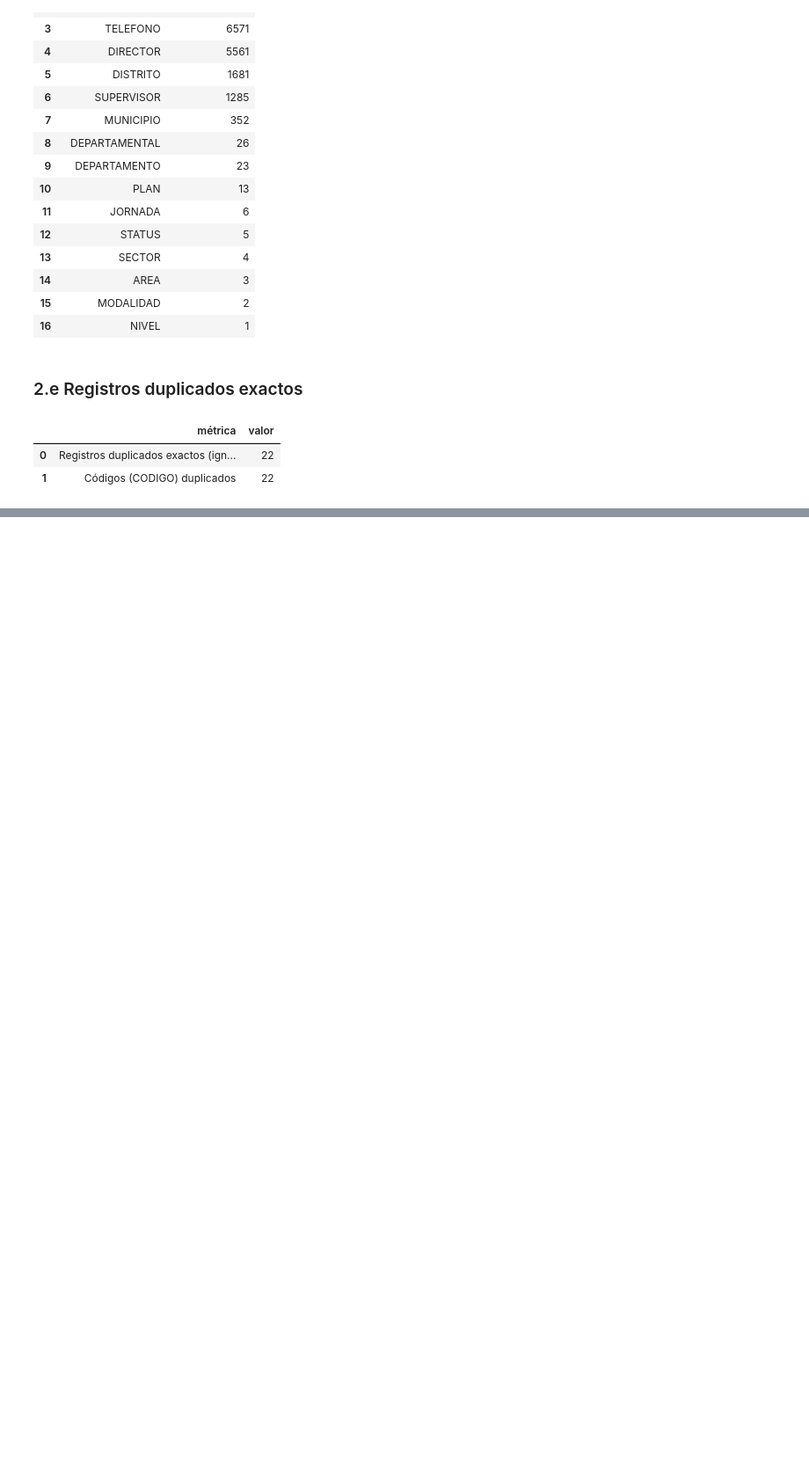
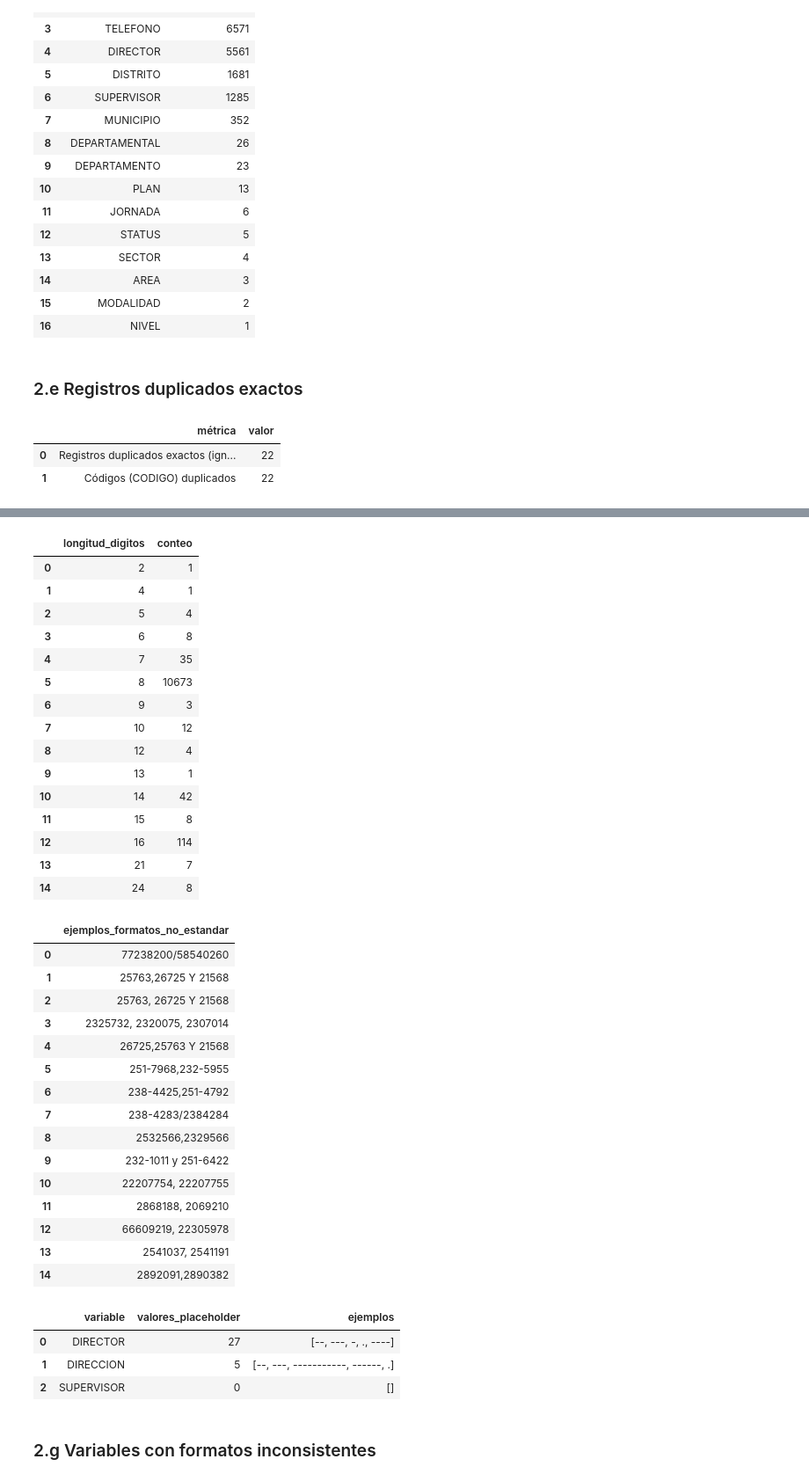
Before and after one commit to Dulce2004/CC3084-Proyecto1, a Jupyter notebook: notebooks/01_diagnostico_inicial.ipynb, the cells around one changed output, grey strips where cells are left out. Shown at 88% size. Saved outputs shown, nothing was run; the diff lists cells and outputs as text; code cells hidden in the pictures; blank space fills up the shorter version.

```diff
--- a/notebooks/01_diagnostico_inicial.ipynb
+++ b/notebooks/01_diagnostico_inicial.ipynb
@@ -211,0 +309,59 @@ display(tabla_duplicados)
+# %%
+tel = datos["TELEFONO"].dropna()
+solo_digitos = tel.apply(lambda x: re.sub(r"[^0-9]", "", x))
+tabla_longitudes_tel = solo_digitos.apply(len).value_counts().sort_index().reset_index()
+tabla_longitudes_tel.columns = ["longitud_digitos", "conteo"]
+display(tabla_longitudes_tel)
+ejemplos_tel = pd.DataFrame({"ejemplos_formatos_no_estandar": tel[tel.str.contains(r"[^0-9\-\s]", regex=True, na=False)].unique()[:15]})
+display(ejemplos_tel)
+# %% [output]
+|  | longitud_digitos | conteo |
+| 0 | 2 | 1 |
+| 1 | 4 | 1 |
+| 2 | 5 | 4 |
+| 3 | 6 | 8 |
+| 4 | 7 | 35 |
+| 5 | 8 | 10673 |
+| 6 | 9 | 3 |
+| 7 | 10 | 12 |
+| 8 | 12 | 4 |
+| 9 | 13 | 1 |
+| 10 | 14 | 42 |
+| 11 | 15 | 8 |
+| 12 | 16 | 114 |
+| 13 | 21 | 7 |
+| 14 | 24 | 8 |
+|  | ejemplos_formatos_no_estandar |
+| 0 | 77238200/58540260 |
+| 1 | 25763,26725 Y 21568 |
+| 2 | 25763, 26725 Y 21568 |
+| 3 | 2325732, 2320075, 2307014 |
+| 4 | 26725,25763 Y 21568 |
+| 5 | 251-7968,232-5955 |
+| 6 | 238-4425,251-4792 |
+| 7 | 238-4283/2384284 |
+| 8 | 2532566,2329566 |
+| 9 | 232-1011 y 251-6422 |
+| 10 | 22207754, 22207755 |
+| 11 | 2868188, 2069210 |
+| 12 | 66609219, 22305978 |
+| 13 | 2541037, 2541191 |
+| 14 | 2892091,2890382 |
+# %%
+resumen_placeholder = []
+for col in ["DIRECTOR", "DIRECCION", "SUPERVISOR"]:
+    vals = datos[col].dropna().unique()
+    placeholder = [v for v in vals if set(v.strip()) <= set("-.")]
+    resumen_placeholder.append({
+        "variable": col,
+        "valores_placeholder": len(placeholder),
+        "ejemplos": placeholder[:5]
+    })
+display(pd.DataFrame(resumen_placeholder))
+# %% [output]
+|  | variable | valores_placeholder | ejemplos |
+| 0 | DIRECTOR | 27 | [--, ---, -, ., ----] |
+| 1 | DIRECCION | 5 | [--, ---, -----------, ------, .] |
+| 2 | SUPERVISOR | 0 | [] |
+# %% [markdown]
+### 2.g Variables con formatos inconsistentes
```
Also changed, not shown: parts of 8 cells of this notebook.
